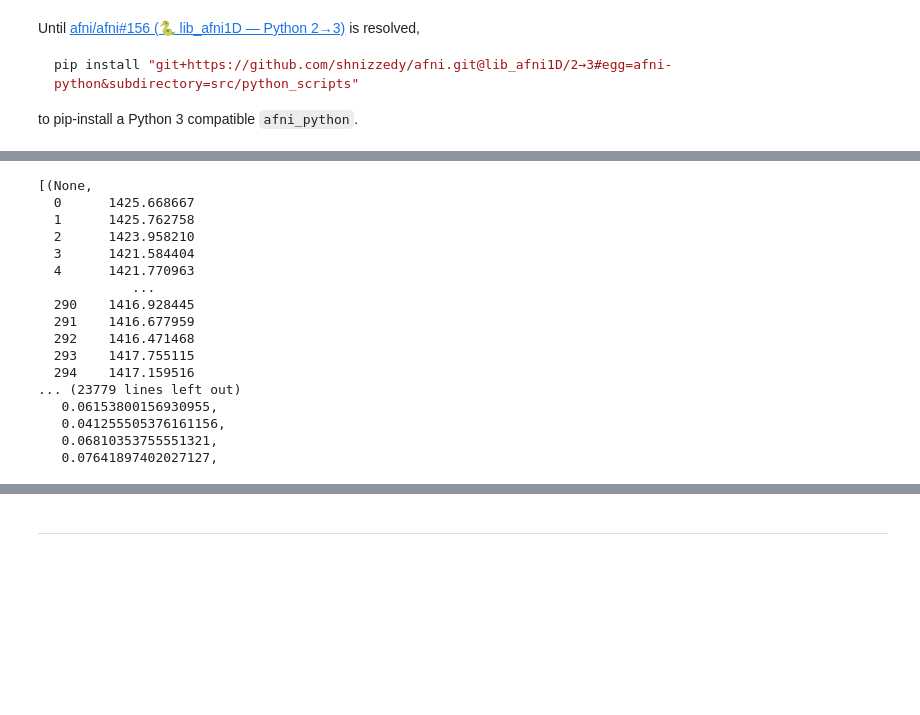
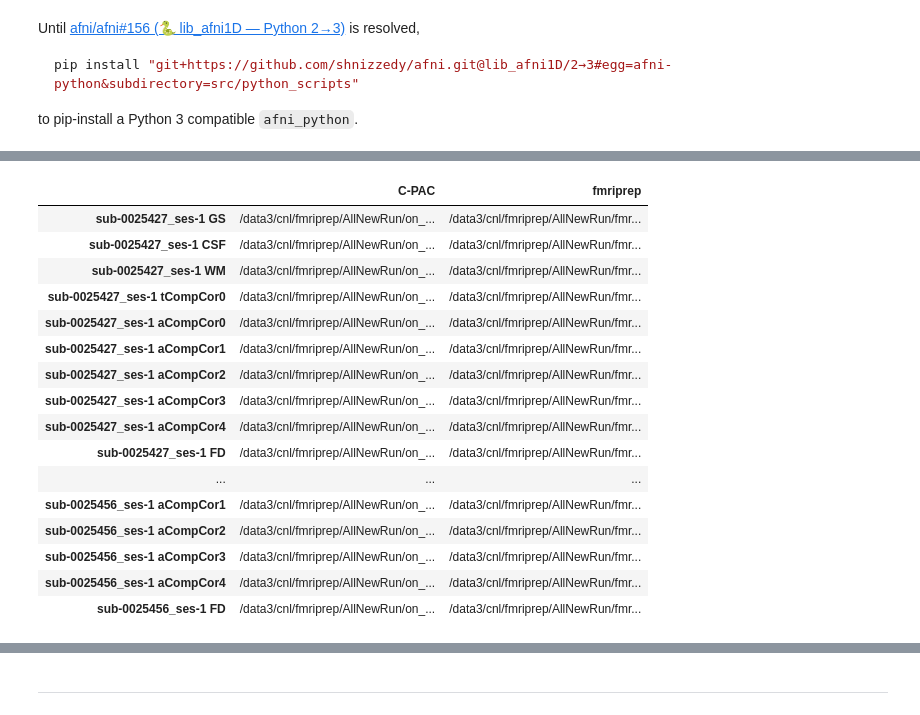
Before and after one commit to shnizzedy/CPAC_regtest_pack, a Jupyter notebook: scripts/create correlation matrix.ipynb, the cells around one changed output, grey strips where cells are left out. Saved outputs shown, nothing was run; the diff lists cells and outputs as text; code cells hidden in the pictures; blank space fills up the shorter version.

```diff
--- a/scripts/create correlation matrix.ipynb
+++ b/scripts/create correlation matrix.ipynb
@@ -30,13 +30,9 @@ from subjects import fmriprep_sub, generate_subject_list_for_range
 outputs_root = os.path.expanduser("/data3/cnl/fmriprep/AllNewRun")
 benchmark = {
     "software": "fmriprep",
-    "run": 2
+    "run": 1
 }
-this_run = {
-    "software": "C-PAC",
-    "version": "1.6.2",
-    "config": "on_nuisance_new"
-}
+this_run_path = "on_nuisance_1"
 # %%
 # Load config
 with open('../configs/benchmarks.yml', 'r') as config_file:
@@ -64,25 +60,6 @@ sub_list = generate_subject_list_for_range(
         config_settings['subjects']['start'],
         config_settings['subjects']['stop']
     ),
-    (
-        config_settings['sessions']['start'],
-        config_settings['sessions']['stop']
-    )
+    (1, 1)
 )
 var_list = regressor_list + motion_list
-if this_run['software'] not in benchmarks:
-    benchmarks[this_run['software']] = {}
-if this_run['version'] not in benchmarks[this_run['software']]:
-    benchmarks[this_run['software']][this_run['version']] = {}
-if this_run['config'] not in benchmarks[this_run['software']][this_run['version']]:
-    benchmarks[this_run['software']][this_run['version']][this_run['config']] = "/".join([
-        tag,
-        pipeline_name
-    ])
-this_run_path = benchmarks[this_run['software']][this_run['version']][this_run['config']]
-# with open('../configs/benchmarks.yml', 'w') as config_file:
-#     config_file.write(yaml.dump(benchmarks))
-corrs = Correlation_Matrix(sub_list, var_list, [
-    {"software": "C-PAC", "run_path": os.path.join(outputs_root, this_run_path)},
-    {"software": "fmriprep", "run_path": os.path.join(outputs_root, benchmark_path)}
-])
@@ -107,20 +89,26 @@ Running subject: 59 9 correlation score: nan
 # %%
-[corrs.data[sub][feat].data for sub in corrs.data for feat in corrs.data[sub]]
+pd.options.display.max_rows = 999
+pd.options.display.max_colwidth = 1000
+pd.DataFrame(
+    [corrs.data[sub][feat].paths for sub in corrs.data for feat in corrs.data[sub]],
+    columns=["C-PAC", "fmriprep"],
+    index=[f"{sub} {feat}" for sub in corrs.subjects for feat in corrs.features]
+)
 # %% [output]
-[(None,
-  0      1425.668667
-  1      1425.762758
-  2      1423.958210
-  3      1421.584404
-  4      1421.770963
-            ...
-  290    1416.928445
-  291    1416.677959
-  292    1416.471468
-  293    1417.755115
-  294    1417.159516
-... (23779 lines left out)
-   0.06153800156930955,
-   0.041255505376161156,
-   0.06810353755551321,
-   0.07641897402027127,
+|  | C-PAC | fmriprep |
+| sub-0025427_ses-1 GS | /data3/cnl/fmriprep/AllNewRun/on_... | /data3/cnl/fmriprep/AllNewRun/fmr... |
+| sub-0025427_ses-1 CSF | /data3/cnl/fmriprep/AllNewRun/on_... | /data3/cnl/fmriprep/AllNewRun/fmr... |
+| sub-0025427_ses-1 WM | /data3/cnl/fmriprep/AllNewRun/on_... | /data3/cnl/fmriprep/AllNewRun/fmr... |
+| sub-0025427_ses-1 tCompCor0 | /data3/cnl/fmriprep/AllNewRun/on_... | /data3/cnl/fmriprep/AllNewRun/fmr... |
+| sub-0025427_ses-1 aCompCor0 | /data3/cnl/fmriprep/AllNewRun/on_... | /data3/cnl/fmriprep/AllNewRun/fmr... |
+| sub-0025427_ses-1 aCompCor1 | /data3/cnl/fmriprep/AllNewRun/on_... | /data3/cnl/fmriprep/AllNewRun/fmr... |
+| sub-0025427_ses-1 aCompCor2 | /data3/cnl/fmriprep/AllNewRun/on_... | /data3/cnl/fmriprep/AllNewRun/fmr... |
+| sub-0025427_ses-1 aCompCor3 | /data3/cnl/fmriprep/AllNewRun/on_... | /data3/cnl/fmriprep/AllNewRun/fmr... |
+| sub-0025427_ses-1 aCompCor4 | /data3/cnl/fmriprep/AllNewRun/on_... | /data3/cnl/fmriprep/AllNewRun/fmr... |
+| sub-0025427_ses-1 FD | /data3/cnl/fmriprep/AllNewRun/on_... | /data3/cnl/fmriprep/AllNewRun/fmr... |
+| ... | ... | ... |
+| sub-0025456_ses-1 aCompCor1 | /data3/cnl/fmriprep/AllNewRun/on_... | /data3/cnl/fmriprep/AllNewRun/fmr... |
+| sub-0025456_ses-1 aCompCor2 | /data3/cnl/fmriprep/AllNewRun/on_... | /data3/cnl/fmriprep/AllNewRun/fmr... |
+| sub-0025456_ses-1 aCompCor3 | /data3/cnl/fmriprep/AllNewRun/on_... | /data3/cnl/fmriprep/AllNewRun/fmr... |
+| sub-0025456_ses-1 aCompCor4 | /data3/cnl/fmriprep/AllNewRun/on_... | /data3/cnl/fmriprep/AllNewRun/fmr... |
+| sub-0025456_ses-1 FD | /data3/cnl/fmriprep/AllNewRun/on_... | /data3/cnl/fmriprep/AllNewRun/fmr... |
```
Also changed, not shown: parts of 5 cells of this notebook, 2 other files.
